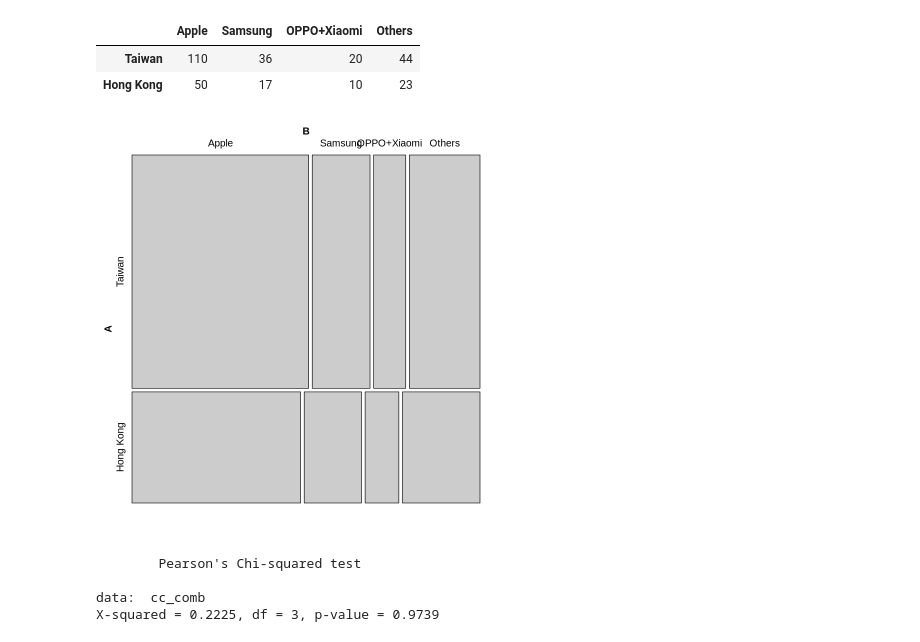
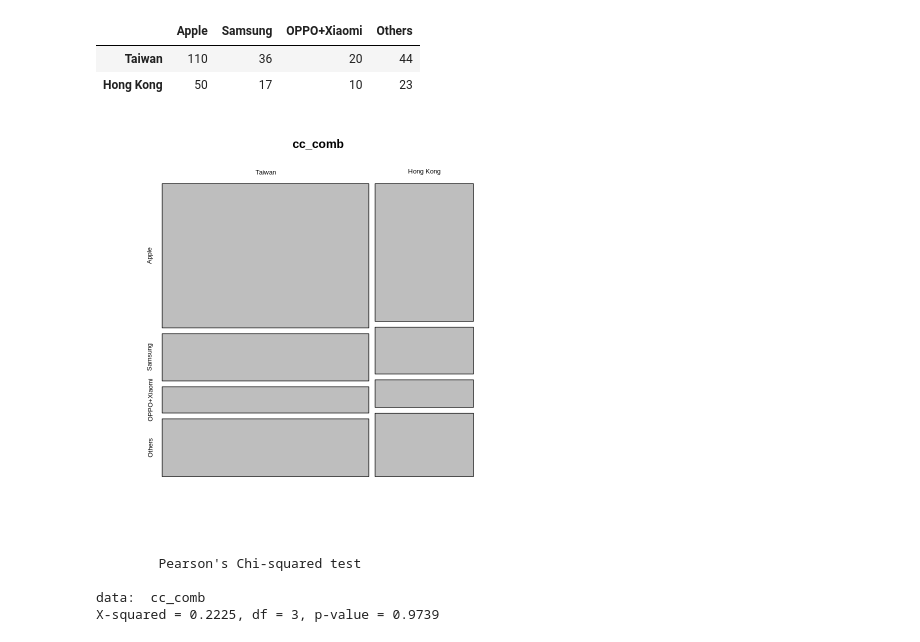
Before and after one commit to terrence03/categorical-data, a Jupyter notebook: midterm/midterm.ipynb, the cells around one changed output. Cells and saved outputs as stored; diff of their text form; code cells hidden in the pictures.

```diff
--- a/midterm/midterm.ipynb
+++ b/midterm/midterm.ipynb
@@ -147,9 +147,9 @@ A matrix: 2 × 4 of type dbl
 | Hong Kong | 50 | 17 | 10 | 23 |
 # %%
 library(vcd)
-mosaic(cc_comb)
+mosaicplot(cc_comb)
 # %% [output]
-[figure, old version]
+[figure, new version]
 # %%
 ct <- chisq.test(cc_comb)
 ct
```
Also changed, not shown: parts of 4 cells of this notebook, 1 other file.
